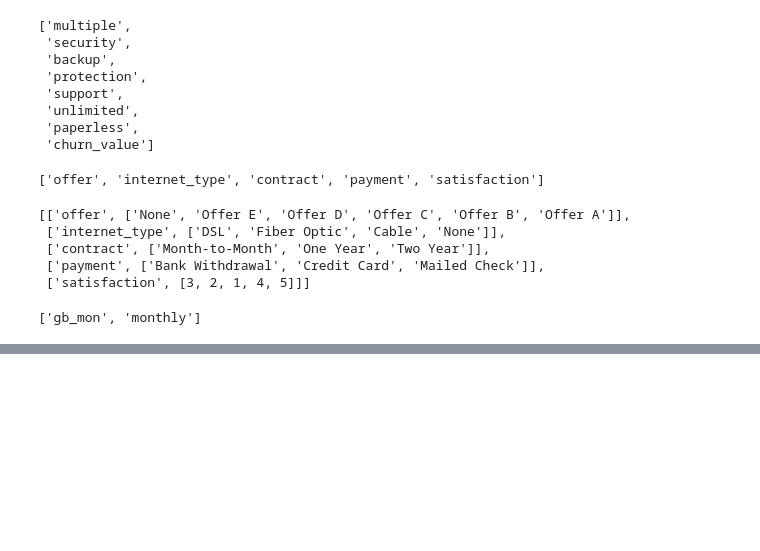
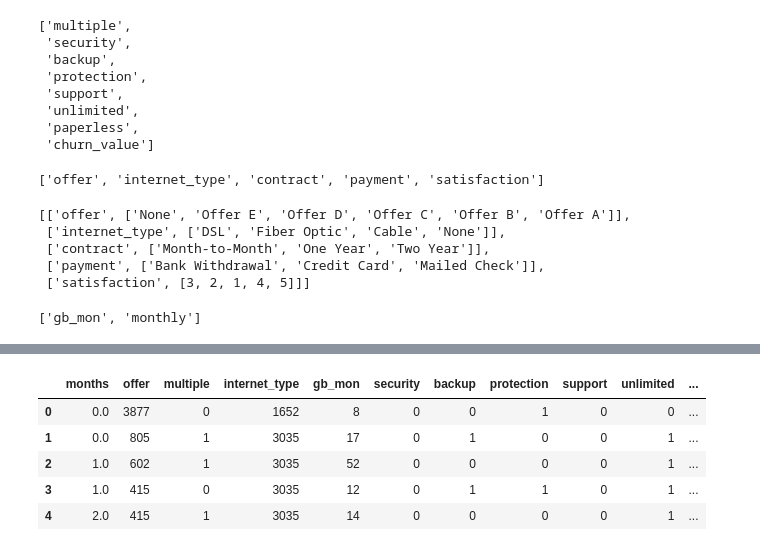
Before and after one commit to ipekgulsencelik/Python_Bootcamp, a Jupyter notebook: 04_Machine_Learning/03_KNN.ipynb, the cells around one changed output, grey strips where cells are left out. Drawn from its saved outputs; the diff is of its cells as text; code cells hidden in the pictures; blank space fills up the shorter version.

```diff
--- a/04_Machine_Learning/03_KNN.ipynb
+++ b/04_Machine_Learning/03_KNN.ipynb
@@ -203,0 +245,9 @@ numeric_variables # Sayısal değişkenlerin listesini gösterir. Bu liste, veri
+# %%
+# Çok kategorili değişkenlerin benzersiz değerlerini göstermek, her bir çok kategorili sütunun hangi kategorileri içerdiğini anlamamıza yardımcı olur.
+# Bu, özellikle modelleme aşamasında hangi sütunların one-hot encoding veya label encoding gerektirebileceğini belirlemek için önemlidir.
+# Ayrıca, çok kategorili değişkenlerin benzersiz değerlerini bilmek, modelin karmaşıklığını artırabilecek kategorilerin sayısını ve türünü anlamamıza yardımcı olur.
+# Bu, veri ön işleme stratejilerini planlamak için kritik bir adımdır.
+for col in categorical_variables: # Her bir çok kategorili değişken için döngü başlatır.
+    # value_counts() yöntemi, her bir benzersiz değerin kaç kez göründüğünü sayar ve bu bilgiyi bir Series olarak döndürür. Bu, her bir kategorik değişkenin değerlerinin frekansını gösterir.
+    freq = df[col].value_counts() # Her bir kategorik değişkenin değerlerini sayar.
+    print(freq) # Kategorik değişkenin değerlerini ve frekanslarını yazdırır.
@@ -203,0 +272,18 @@ numeric_variables # Sayısal değişkenlerin listesini gösterir. Bu liste, veri
+# %%
+# Çok kategorili değişkenlerin benzersiz değerlerini göstermek, her bir çok kategorili sütunun hangi kategorileri içerdiğini anlamamıza yardımcı olur.
+# Bu, özellikle modelleme aşamasında hangi sütunların one-hot encoding veya label encoding gerektirebileceğini belirlemek için önemlidir.
+# Ayrıca, çok kategorili değişkenlerin benzersiz değerlerini bilmek, modelin karmaşıklığını artırabilecek kategorilerin sayısını ve türünü anlamamıza yardımcı olur.
+# Bu, veri ön işleme stratejilerini planlamak için kritik bir adımdır.
+
+for col in categorical_variables: # Her bir çok kategorili değişken için döngü başlatır.
+    freq = df[col].value_counts() # Her bir kategorik değişkenin değerlerini sayar.
+    df[col] = df[col].map(freq) # Her bir kategorik değişkenin değerlerini frekanslarıyla değiştirir.
+
+df.head()
+# %% [output]
+|  | months | offer | multiple | internet_type | gb_mon | security | backup | protection | support | unlimited | ... |
+| 0 | 0.0 | 3877 | 0 | 1652 | 8 | 0 | 0 | 1 | 0 | 0 | ... |
+| 1 | 0.0 | 805 | 1 | 3035 | 17 | 0 | 1 | 0 | 0 | 1 | ... |
+| 2 | 1.0 | 602 | 1 | 3035 | 52 | 0 | 0 | 0 | 0 | 1 | ... |
+| 3 | 1.0 | 415 | 0 | 3035 | 12 | 0 | 1 | 1 | 0 | 1 | ... |
+| 4 | 2.0 | 415 | 1 | 3035 | 14 | 0 | 0 | 0 | 0 | 1 | ... |
```
Also changed, not shown: parts of 18 cells of this notebook.
